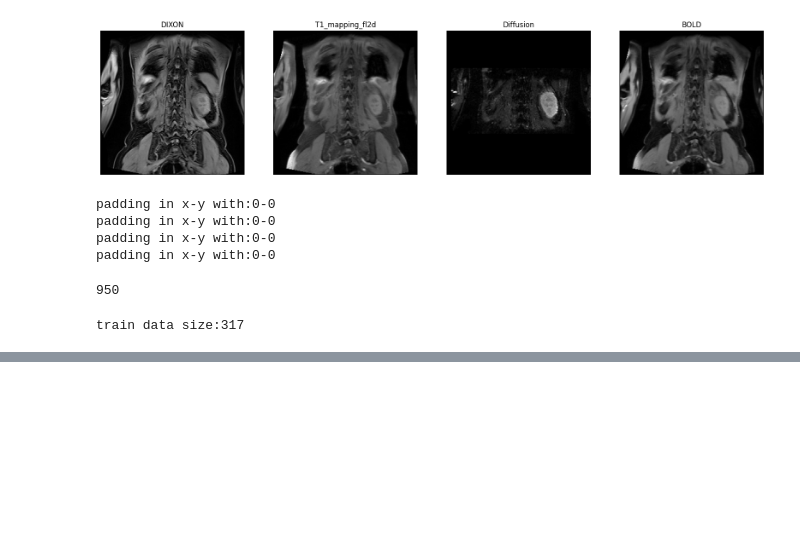
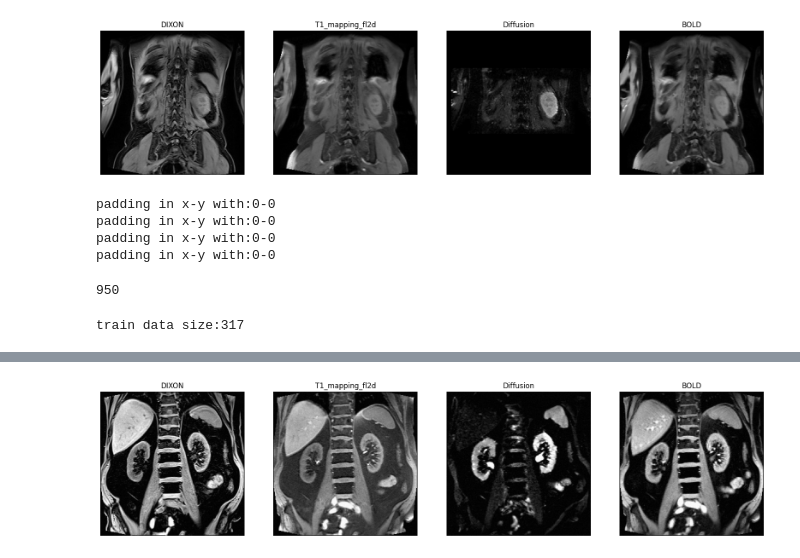
Before and after one commit to unicorne/MU-Diff, a Jupyter notebook: explore_and_create_data.ipynb, the cells around one changed output, grey strips where cells are left out. Cells and saved outputs as stored; diff of their text form; code cells hidden in the pictures; blank space fills up the shorter version.

```diff
--- a/explore_and_create_data.ipynb
+++ b/explore_and_create_data.ipynb
@@ -300,0 +401,4 @@ train data size:317
+# %%
+plot_all_contrasts(1000, data_dixon=data_dixon, data_t1=data_t1, data_diffusion=data_diffusion, data_bold=data_bold)
+# %% [output]
+[figure, added]
```
Also changed, not shown: parts of 10 cells of this notebook.
